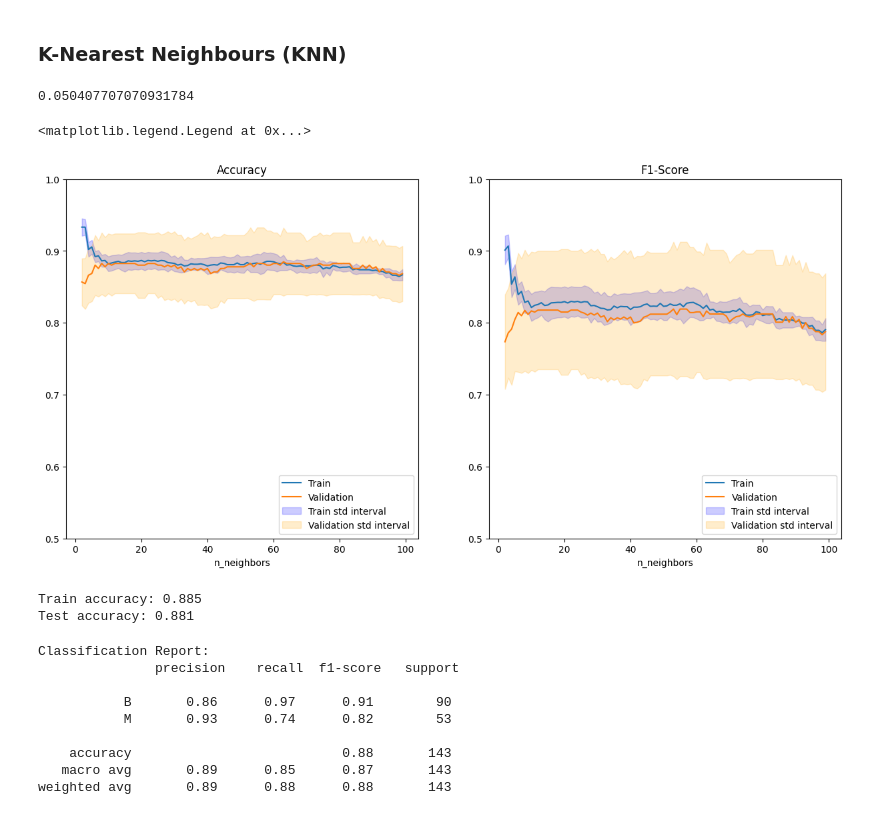
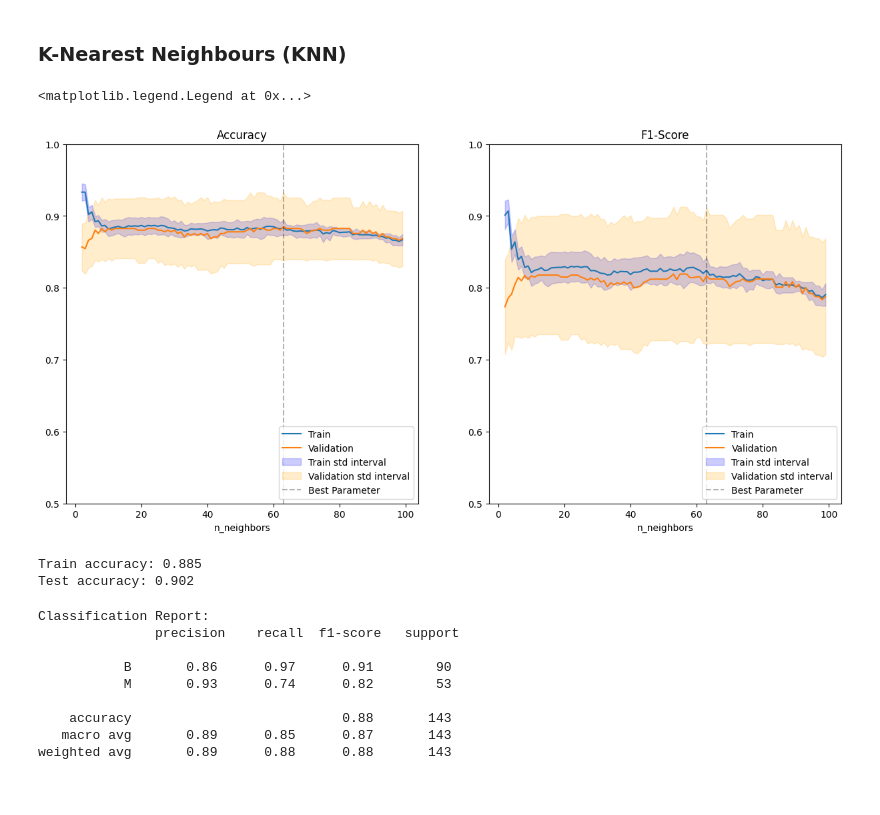
Before and after one commit to LeonardoMicheluz/progettoHealth, a Jupyter notebook: index_Micheluz.ipynb, the cells around one changed output. Saved outputs shown, nothing was run; the diff lists cells and outputs as text; code cells hidden in the pictures.

```diff
--- a/index_Micheluz.ipynb
+++ b/index_Micheluz.ipynb
@@ -465,43 +465,42 @@ knn_search = GridSearchCV(
   cv=5,
   scoring=["accuracy", "f1"],
   return_train_score=True,
-  refit=False,
+  refit="accuracy",
 )
 knn_search.fit(X_train, y_train)
 knn_search_results = pd.DataFrame(knn_search.cv_results_)
-# %%
-knn_search_results['std_test_accuracy'].max()
-# %% [output]
-0.050407707070931784
 # %%
 train_acc_interval = (knn_search_results['mean_train_accuracy'] - knn_search_results['std_train_accuracy'], knn_search_results['mean_train_accuracy'] + knn_search_results['std_train_accuracy'])
 test_acc_interval = (knn_search_results['mean_test_accuracy'] - knn_search_results['std_test_accuracy'], knn_search_results['mean_test_accuracy'] + knn_search_results['std_test_accuracy'])
 train_f1_interval = (knn_search_results['mean_train_f1'] - knn_search_results['std_train_f1'], knn_search_results['mean_train_f1'] + knn_search_results['std_train_f1'])
 test_f1_interval = (knn_search_results['mean_test_f1'] - knn_search_results['std_test_f1'], knn_search_results['mean_test_f1'] + knn_search_results['std_test_f1'])
 
 _, ax = plt.subplots(1,2, figsize=(15,7))
 ax[0].plot(knn_search_results["param_n_neighbors"], knn_search_results['mean_train_accuracy'], label="Train")
 ax[0].plot(knn_search_results["param_n_neighbors"], knn_search_results['mean_test_accuracy'], label="Validation")
 ax[1].plot(knn_search_results["param_n_neighbors"], knn_search_results['mean_train_f1'], label="Train")
 ax[1].plot(knn_search_results["param_n_neighbors"], knn_search_results['mean_test_f1'], label="Validation")
 
 ax[0].fill_between(knn_search_results["param_n_neighbors"].astype("float"), train_acc_interval[0], train_acc_interval[1], color='blue', alpha=0.2, label='Train std interval')
 ax[0].fill_between(knn_search_results["param_n_neighbors"].astype("float"), test_acc_interval[0], test_acc_interval[1], color='orange', alpha=0.2, label='Validation std interval')
 ax[1].fill_between(knn_search_results["param_n_neighbors"].astype("float"), train_f1_interval[0], train_f1_interval[1], color='blue', alpha=0.2, label='Train std interval')
 ax[1].fill_between(knn_search_results["param_n_neighbors"].astype("float"), test_f1_interval[0], test_f1_interval[1], color='orange', alpha=0.2, label='Validation std interval')
+ax[0].axvline(x=knn_search.best_params_['n_neighbors'], color='black', alpha=0.3, linestyle='--', label='Best Parameter')
+ax[1].axvline(x=knn_search.best_params_['n_neighbors'], color='black', alpha=0.3, linestyle='--', label='Best Parameter')
+
 ax[0].set_title("Accuracy")
 ax[1].set_title("F1-Score")
 ax[0].set_xlabel("n_neighbors")
 ax[1].set_xlabel("n_neighbors")
 ax[0].set_ylim(0.5, 1)
 ax[1].set_ylim(0.5, 1)
 ax[0].legend(loc="lower right")
 ax[1].legend(loc="lower right")
 # %% [output]
 <matplotlib.legend.Legend at 0x...>
-[figure, old version]
+[figure, new version]
 # %%
-knn = KNeighborsClassifier(n_neighbors=18)
+knn = knn_search.best_estimator_
 knn.fit(X_train, y_train)
 knn_train_prediction = knn.predict(X_train)
 knn_test_prediction = knn.predict(X_test)
@@ -512,5 +511,5 @@ print(f"Train accuracy: {knn_train_accuracy:.3f}")
 print(f"Test accuracy: {knn_test_accuracy:.3f}")
 # %% [output]
 Train accuracy: 0.885
-Test accuracy: 0.881
+Test accuracy: 0.902
 # %%
```
Also changed, not shown: parts of 13 cells of this notebook.
